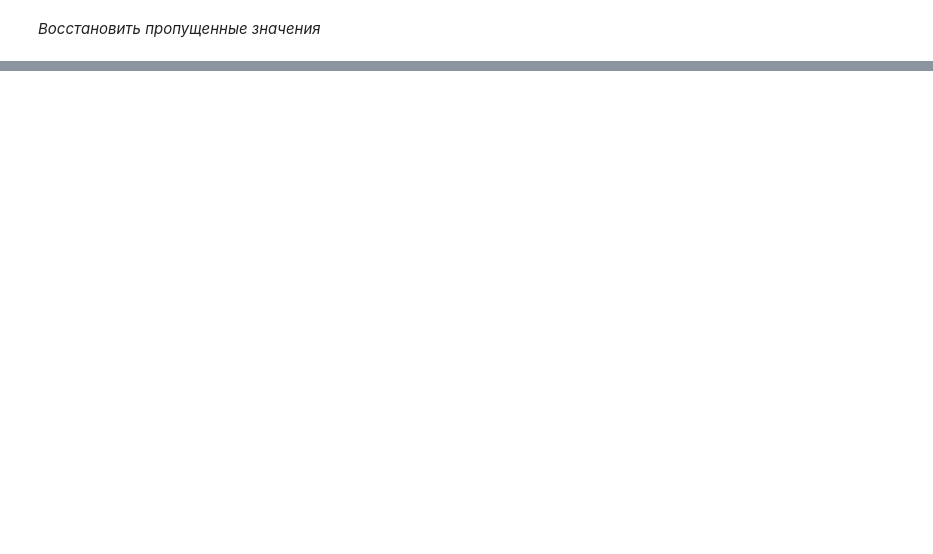
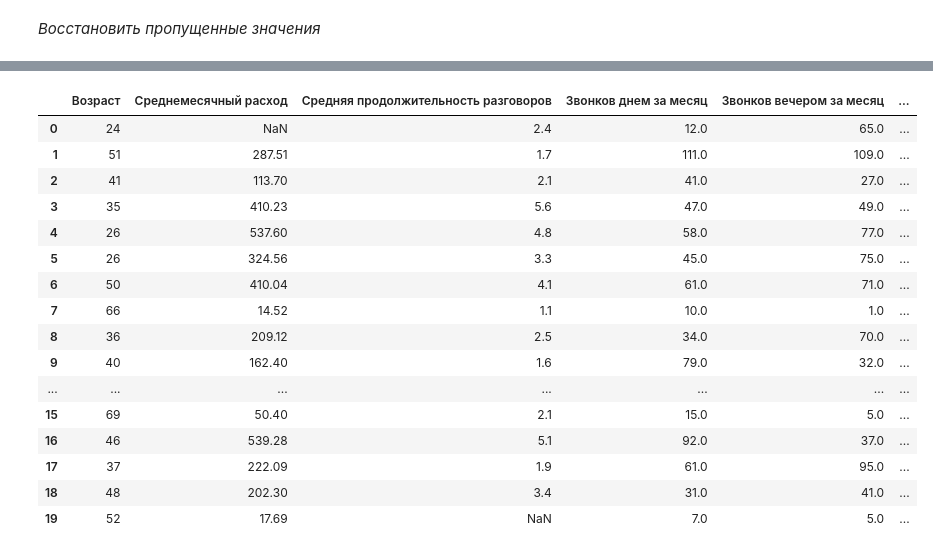
Before and after one commit to jenyadev3/Telecom-customer-base-segmentation, a Jupyter notebook: vkr_telecom.ipynb, the cells around one changed output, grey strips where cells are left out. Saved outputs shown, nothing was run; the diff lists cells and outputs as text; code cells hidden in the pictures; blank space fills up the shorter version.

```diff
--- a/vkr_telecom.ipynb
+++ b/vkr_telecom.ipynb
@@ -228,0 +264,24 @@ for col in cols:
+# %%
+df["Дата подключения тарифа"].value_counts()
+df["Год"] = df["Дата подключения тарифа"].dt.year
+df["Месяц"] = df["Дата подключения тарифа"].dt.month
+df["День"] = df["Дата подключения тарифа"].dt.day
+df.head(20)
+# %% [output]
+|  | Возраст | Среднемесячный расход | Средняя продолжительность разговоров | Звонков днем за месяц | Звонков вечером за месяц | ... |
+| 0 | 24 | NaN | 2.4 | 12.0 | 65.0 | ... |
+| 1 | 51 | 287.51 | 1.7 | 111.0 | 109.0 | ... |
+| 2 | 41 | 113.70 | 2.1 | 41.0 | 27.0 | ... |
+| 3 | 35 | 410.23 | 5.6 | 47.0 | 49.0 | ... |
+| 4 | 26 | 537.60 | 4.8 | 58.0 | 77.0 | ... |
+| 5 | 26 | 324.56 | 3.3 | 45.0 | 75.0 | ... |
+| 6 | 50 | 410.04 | 4.1 | 61.0 | 71.0 | ... |
+| 7 | 66 | 14.52 | 1.1 | 10.0 | 1.0 | ... |
+| 8 | 36 | 209.12 | 2.5 | 34.0 | 70.0 | ... |
+| 9 | 40 | 162.40 | 1.6 | 79.0 | 32.0 | ... |
+| ... | ... | ... | ... | ... | ... | ... |
+| 15 | 69 | 50.40 | 2.1 | 15.0 | 5.0 | ... |
+| 16 | 46 | 539.28 | 5.1 | 92.0 | 37.0 | ... |
+| 17 | 37 | 222.09 | 1.9 | 61.0 | 95.0 | ... |
+| 18 | 48 | 202.30 | 3.4 | 31.0 | 41.0 | ... |
+| 19 | 52 | 17.69 | NaN | 7.0 | 5.0 | ... |
```
Also changed, not shown: parts of 27 cells of this notebook.
